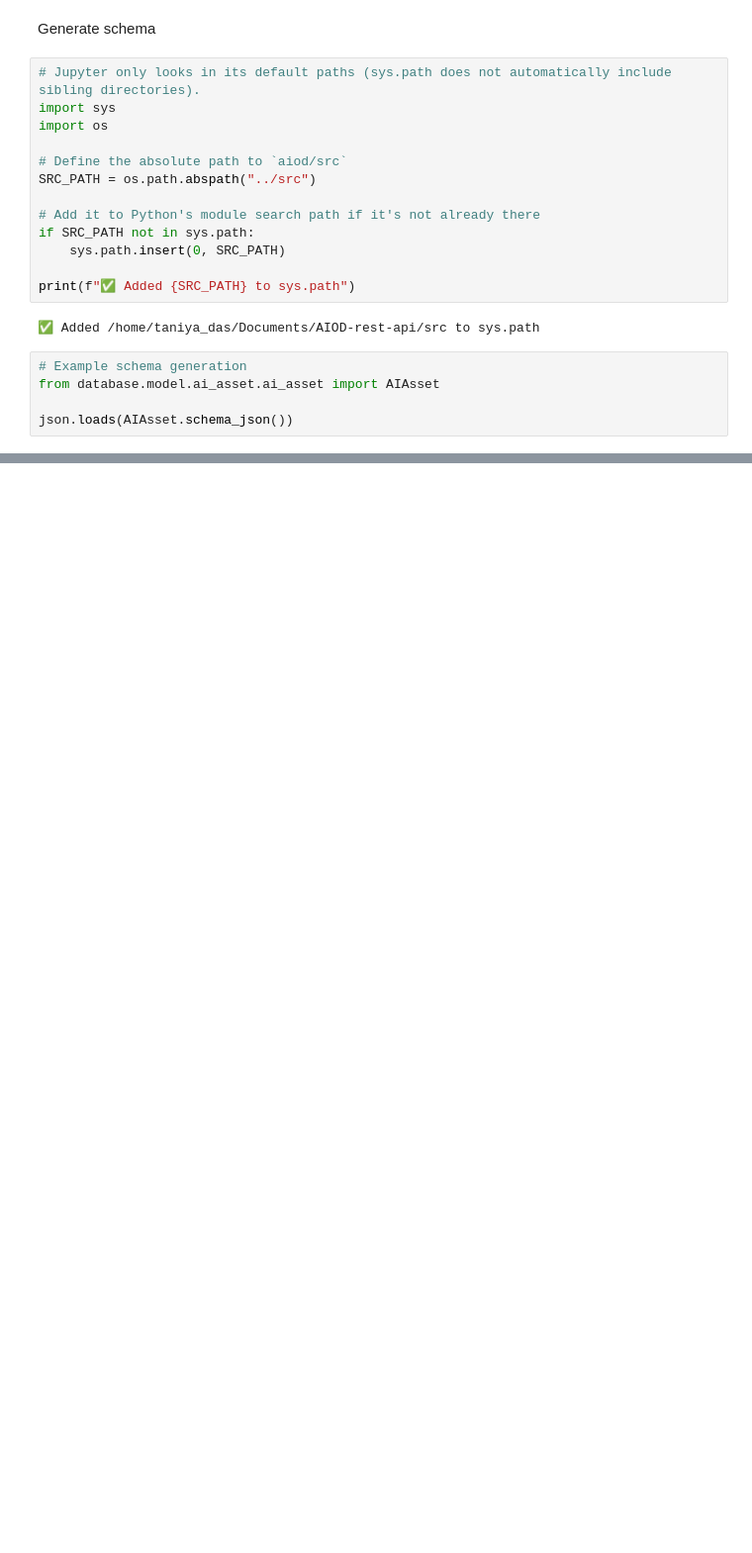
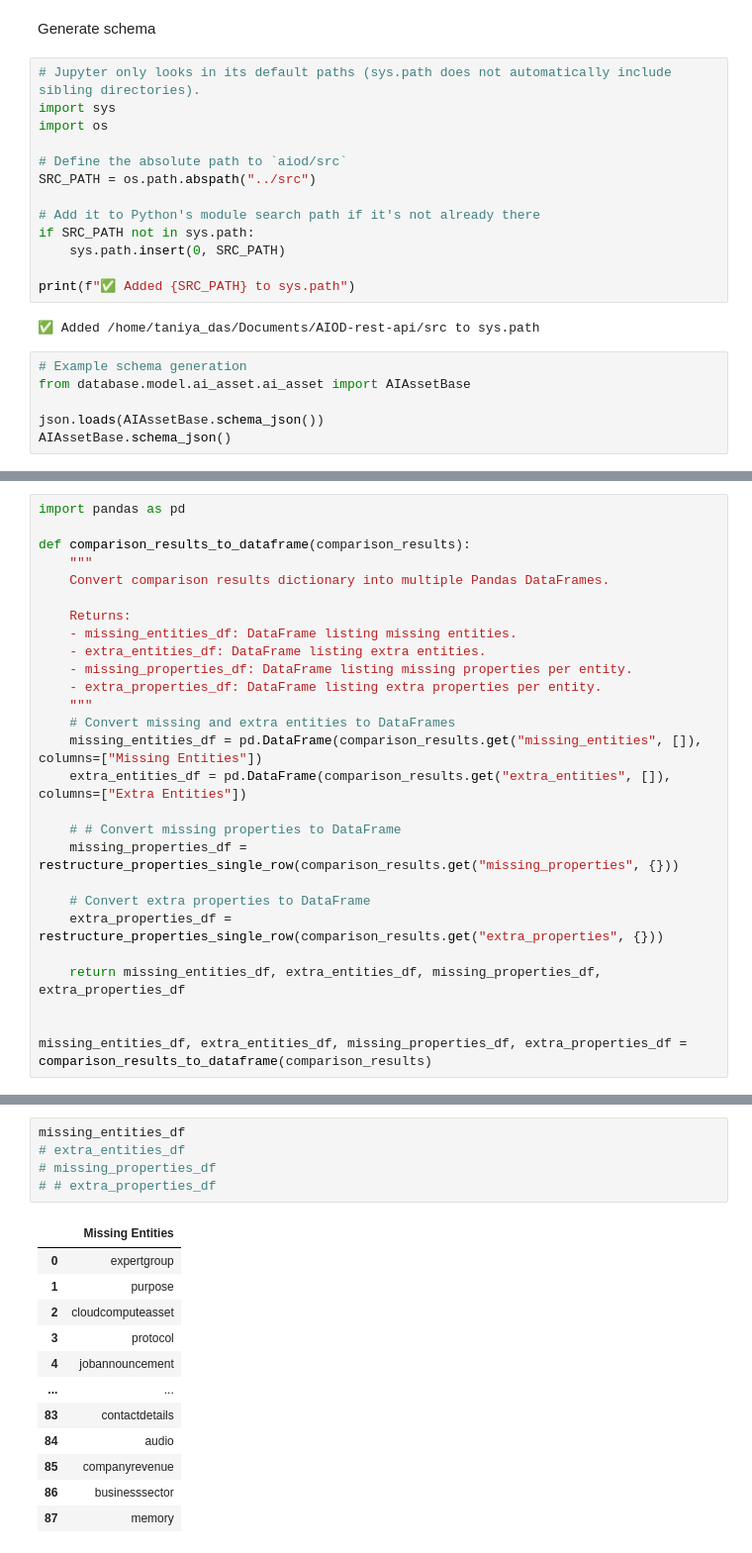
Before and after one commit to crocmons/AIOD-rest-api, a Jupyter notebook: generate_json_schema/generate_schema.ipynb, the cells around one changed output, grey strips where cells are left out. Shown: that part at 99% size. Drawn from its saved outputs; the diff is of its cells as text; blank space fills up the shorter version.

```diff
--- a/generate_json_schema/generate_schema.ipynb
+++ b/generate_json_schema/generate_schema.ipynb
@@ -32,7 +38,8 @@ print(f"✅ Added {SRC_PATH} to sys.path")
 ✅ Added /home/taniya_das/Documents/AIOD-rest-api/src to sys.path
 # %%
 # Example schema generation
-from database.model.ai_asset.ai_asset import AIAsset
+from database.model.ai_asset.ai_asset import AIAssetBase
 
-json.loads(AIAsset.schema_json())
+json.loads(AIAssetBase.schema_json())
+AIAssetBase.schema_json()
 # %% [output]
@@ -163,0 +453,27 @@ preprocessed_generated_schema = preprocess_generated_schema(generated_schema)
+# %%
+import pandas as pd
+
+def comparison_results_to_dataframe(comparison_results):
+    """
+    Convert comparison results dictionary into multiple Pandas DataFrames.
+
+    Returns:
+    - missing_entities_df: DataFrame listing missing entities.
+    - extra_entities_df: DataFrame listing extra entities.
+    - missing_properties_df: DataFrame listing missing properties per entity.
+    - extra_properties_df: DataFrame listing extra properties per entity.
+    """
+    # Convert missing and extra entities to DataFrames
+    missing_entities_df = pd.DataFrame(comparison_results.get("missing_entities", []), columns=["Missing Entities"])
+    extra_entities_df = pd.DataFrame(comparison_results.get("extra_entities", []), columns=["Extra Entities"])
+
+    # # Convert missing properties to DataFrame
+    missing_properties_df = restructure_properties_single_row(comparison_results.get("missing_properties", {}))
+
+    # Convert extra properties to DataFrame
+    extra_properties_df = restructure_properties_single_row(comparison_results.get("extra_properties", {}))
+
+    return missing_entities_df, extra_entities_df, missing_properties_df, extra_properties_df
+
+
+missing_entities_df, extra_entities_df, missing_properties_df, extra_properties_df = comparison_results_to_dataframe(comparison_results)
@@ -163,0 +486,18 @@ preprocessed_generated_schema = preprocess_generated_schema(generated_schema)
+# %%
+missing_entities_df
+# extra_entities_df
+# missing_properties_df
+# # extra_properties_df
+# %% [output]
+|  | Missing Entities |
+| 0 | expertgroup |
+| 1 | purpose |
+| 2 | cloudcomputeasset |
+| 3 | protocol |
+| 4 | jobannouncement |
+| ... | ... |
+| 83 | contactdetails |
+| 84 | audio |
+| 85 | companyrevenue |
+| 86 | businesssector |
+| 87 | memory |
```
Also changed, not shown: parts of 18 cells of this notebook.
